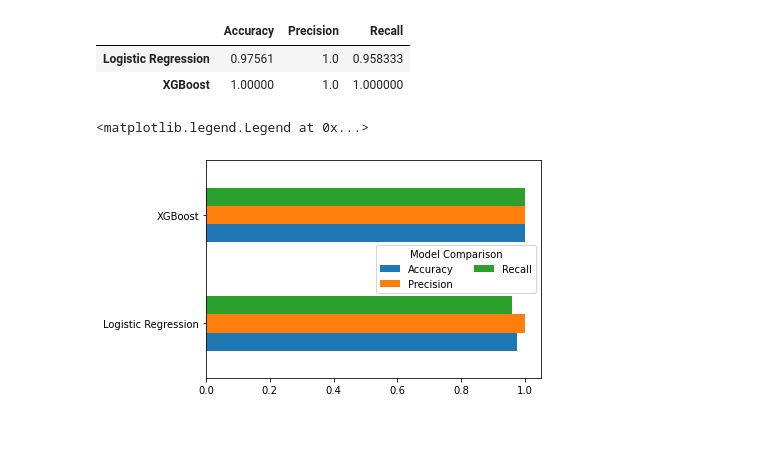
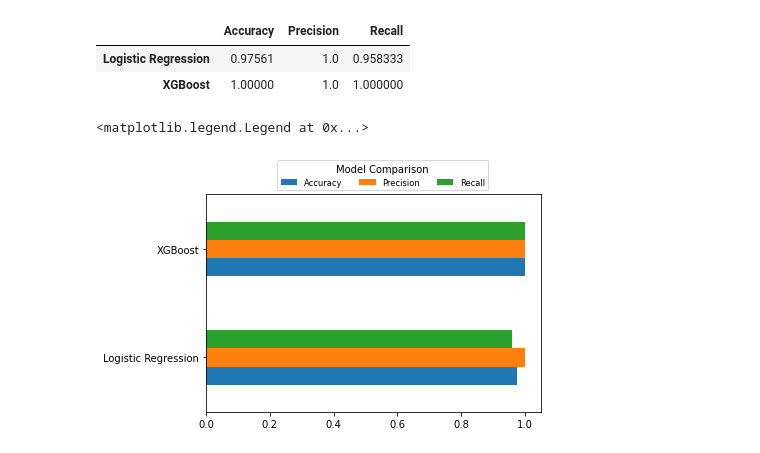
Before and after one commit to lydiatc97/mlb-predictions, a Jupyter notebook: model_code.ipynb, the cells around one changed output. Saved outputs shown, nothing was run; the diff lists cells and outputs as text; code cells hidden in the pictures.

```diff
--- a/Model Code.ipynb
+++ b/model_code.ipynb
@@ -353,9 +353,11 @@ df_model
 # %%
 ax  = df_model.plot.barh()
 ax.legend(
-    ncol=len(models.keys()),
-    title="Model Comparison"
+    ncol=3,
+    title="Model Comparison",
+    bbox_to_anchor=(.2,1),
+    fontsize='small'
 )
 # %% [output]
 <matplotlib.legend.Legend at 0x...>
-[figure, old version]
+[figure, new version]
```
Also changed, not shown: parts of 3 cells of this notebook, 1 other file.
